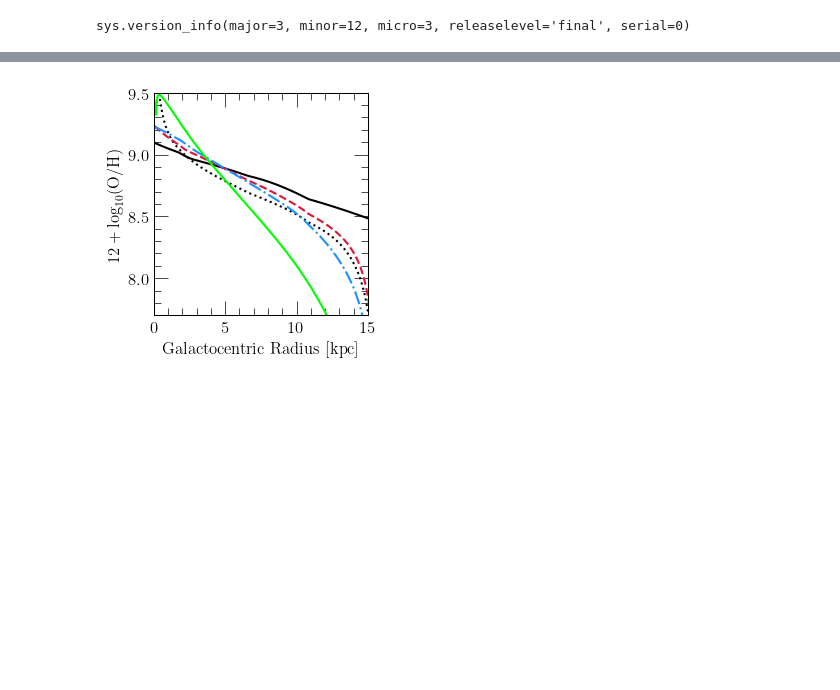
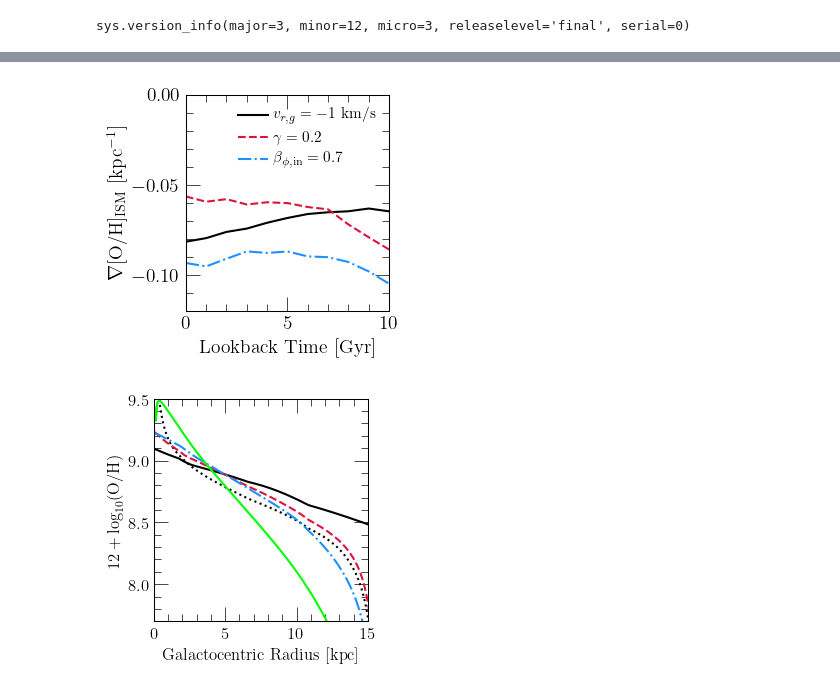
Before and after one commit to giganano/radial-flows, a Jupyter notebook: notebooks/equilibrium.ipynb, the cells around one changed output, grey strips where cells are left out. Saved outputs shown, nothing was run; the diff lists cells and outputs as text; code cells hidden in the pictures; blank space fills up the shorter version.

```diff
--- a/notebooks/equilibrium.ipynb
+++ b/notebooks/equilibrium.ipynb
@@ -208,3 +212,52 @@ plt.show()
+# %%
+outputs = [
+    "../outputs/constant/vgas-1",
+    "../outputs/potential-well-deepening/gamma0p2",
+    "../outputs/angular-momentum-dilution/betaphiin0p7"
+]
+outputs = [vice.output(name) for name in outputs]
+# %%
+LOOKBACKS = list(range(11))
+LABELS = [r"$v_{r,g} = -1$ km/s", r"$\gamma = 0.2$", r"$\beta_{\phi,\text{in}} = 0.7$"]
+COLORS = ["black", "crimson", "dodgerblue"]
+LINESTYLES = ["-", "--", "-."]
+
+fig = plt.figure(figsize = (3.3, 3))
+ax = fig.add_subplot(111)
+ax.set_xlabel(r"Lookback Time [Gyr]")
+ax.set_ylabel(r"$\nabla$[O/H]$_\text{ISM}$ [kpc$^{-1}$]")
+ax.set_xlim([0, 10])
+ax.set_ylim([-0.12, 0])
+ax.set_yticks([-0.1, -0.05, 0])
+
+def plot_slope_evolution(output, zone_width = 0.1, **kwargs):
+    slopes = []
+    for i in range(len(LOOKBACKS)):
+        slopes.append(eq_gradient(output, LOOKBACKS[i], zone_width = zone_width))
+    ax.plot(LOOKBACKS, slopes, **kwargs)
+
+for i in range(len(outputs)):
+    kwargs = {
+        "c": named_colors()[COLORS[i]],
+        "linestyle": LINESTYLES[i],
+        "label": LABELS[i]
+    }
+    plot_slope_evolution(outputs[i], **kwargs)
+
+kwargs = {
+    "loc": mpl_loc("upper right"),
+    "fontsize": 11
+}
+ax.legend(**kwargs)
+
+plt.tight_layout()
+for ext in ["pdf", "jpeg"]:
+    kwargs = {}
+    if ext == "jpeg": kwargs["dpi"] = 200
+    plt.savefig("./equilibrium/slope-evolution-fiducial-models.%s" % (ext), **kwargs)
+plt.show()
+# %% [output]
+[figure, added]
 # %%
 outputs = [
     "../outputs/constant/vgas-0",
```
Also changed, not shown: parts of 2 cells of this notebook, 23 other files.
